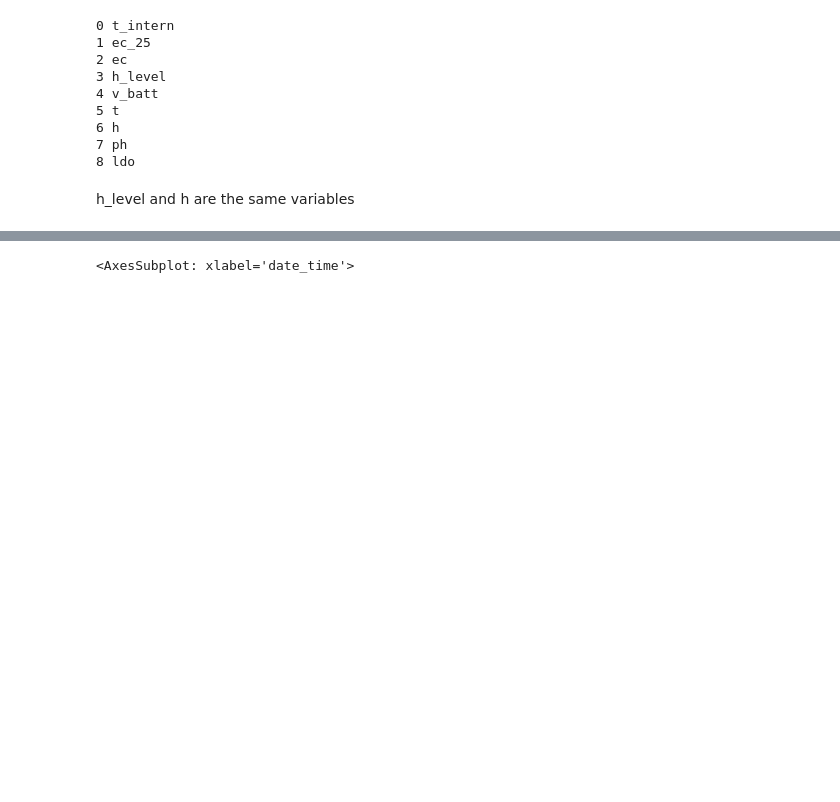
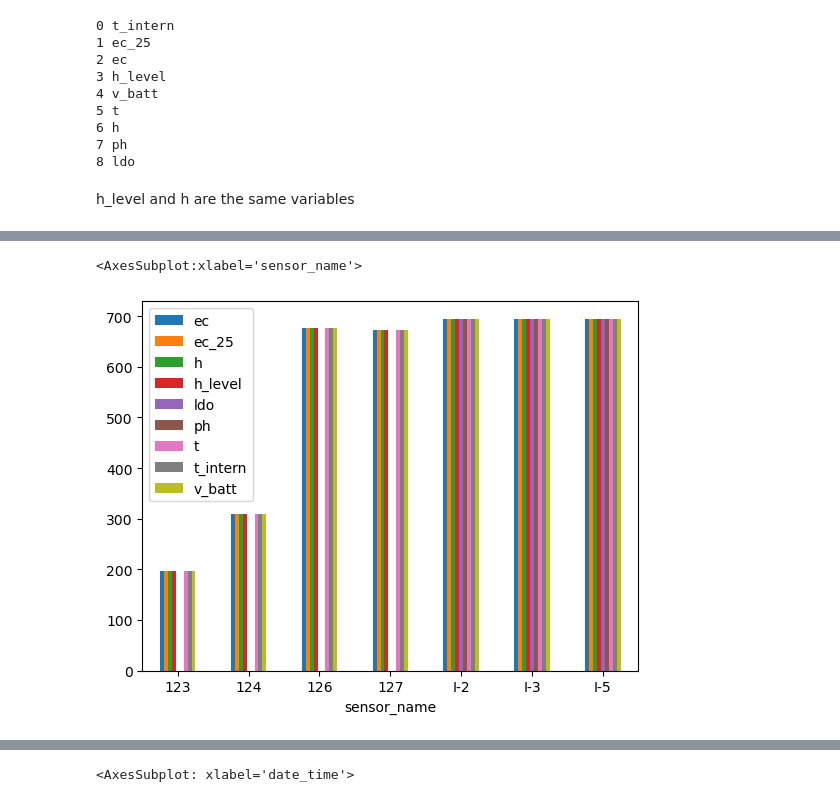
Before and after one commit to vieirasaulo/wasserweise, a Jupyter notebook: API.ipynb, the cells around one changed output, grey strips where cells are left out. Cells and saved outputs as stored; diff of their text form; code cells hidden in the pictures; blank space fills up the shorter version.

```diff
--- a/API.ipynb
+++ b/API.ipynb
@@ -97,0 +220,6 @@ UR
+# %%
+%%time
+date_time = datetime.datetime(2021, 11, 20, 0, 0)
+ts = time.mktime(date_time.timetuple())
+URL = f'https://sensors.inowas.com/sensors/project/DEU1/latest?since={int(ts)}'
+r3 = requests.get(URL).json()
@@ -97,0 +228,5 @@ UR
+# %%
+df = pd.DataFrame(r3)
+df.insert(1, 'Date', pd.to_datetime(df['timestamp'], unit='s'))
+print(df.Date.min(), df.Date.max())
+print(df.Date.max() - df.Date.min())
@@ -97,0 +240,6 @@ UR
+# %%
+df_ = df.groupby(['sensor_name', 'parameter_name']).Date.count().to_frame().reset_index()
+df_ = df_.set_index ('sensor_name')
+df_ = df_.pivot_table(index = ['sensor_name'], columns = ['parameter_name'])['Date']
+df_.columns.name = ''
+df_
@@ -97,0 +256,5 @@ UR
+# %%
+df_.plot.bar(rot=0)
+# %% [output]
+<AxesSubplot:xlabel='sensor_name'>
+[figure, added]
```
Also changed, not shown: parts of 35 cells of this notebook, 36 other files.
